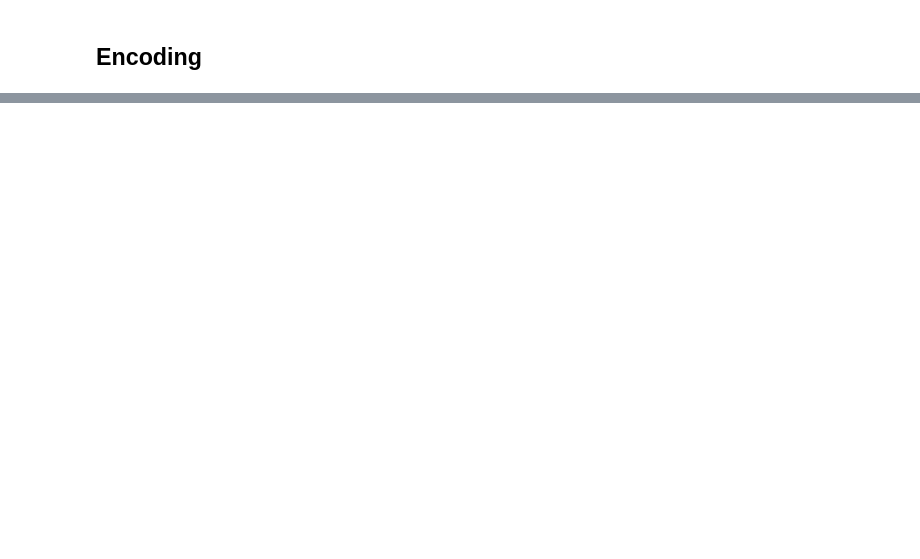
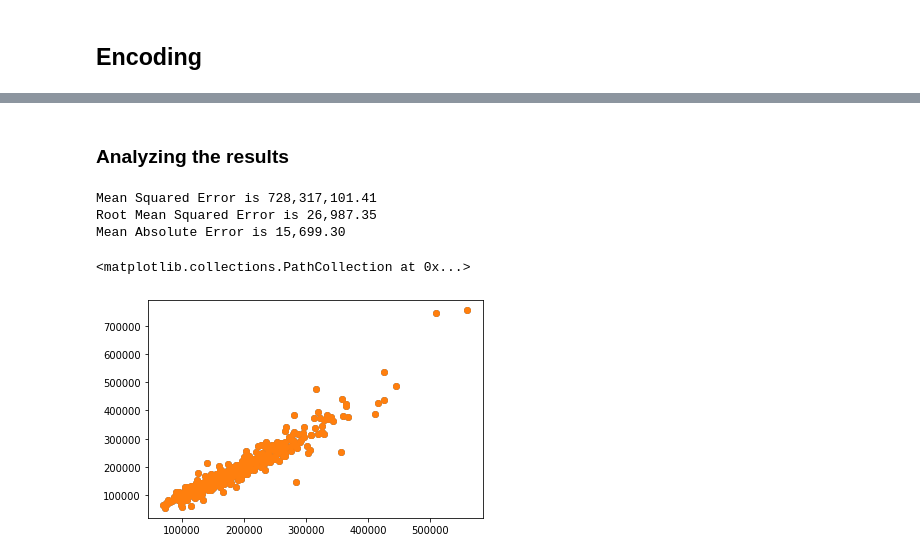
Before and after one commit to zdanielshi/data_science_LFZ, a Jupyter notebook: DS_0628_Kaggle_housing.ipynb, the cells around one changed output, grey strips where cells are left out. Cells and saved outputs as stored; diff of their text form; code cells hidden in the pictures; blank space fills up the shorter version.

```diff
--- a/DS_0628_Kaggle_housing.ipynb
+++ b/DS_0628_Kaggle_housing.ipynb
@@ -382,0 +628,26 @@ Series([], dtype: int64)
+# %%
+las = Lasso(alpha = 0.0008).fit(xtrain2, ytrain2)
+# %%
+ypred2 = las.predict(xtest2)
+# %%
+ypred2_untrans = np.exp(ypred2)
+# %%
+ytest2_untrans = np.exp(ytest2)
+# %% [markdown]
+### Analyzing the results
+# %%
+mse = mean_squared_error(ytest2_untrans, ypred2_untrans)
+rmse = np.sqrt(mse)
+mae = mean_absolute_error(ytest2_untrans, ypred2_untrans)
+
+plt.scatter(ypred2_untrans, ytest2_untrans)
+print('Mean Squared Error is', '{:,.2f}'.format(mse))
+print('Root Mean Squared Error is', '{:,.2f}'.format(rmse))
+print('Mean Absolute Error is', '{:,.2f}'.format(mae))
+plt.scatter(ypred2_untrans, ytest2_untrans)
+# %% [output]
+Mean Squared Error is 728,317,101.41
+Root Mean Squared Error is 26,987.35
+Mean Absolute Error is 15,699.30
+<matplotlib.collections.PathCollection at 0x...>
+[figure, added]
```
Also changed, not shown: parts of 112 cells of this notebook.
